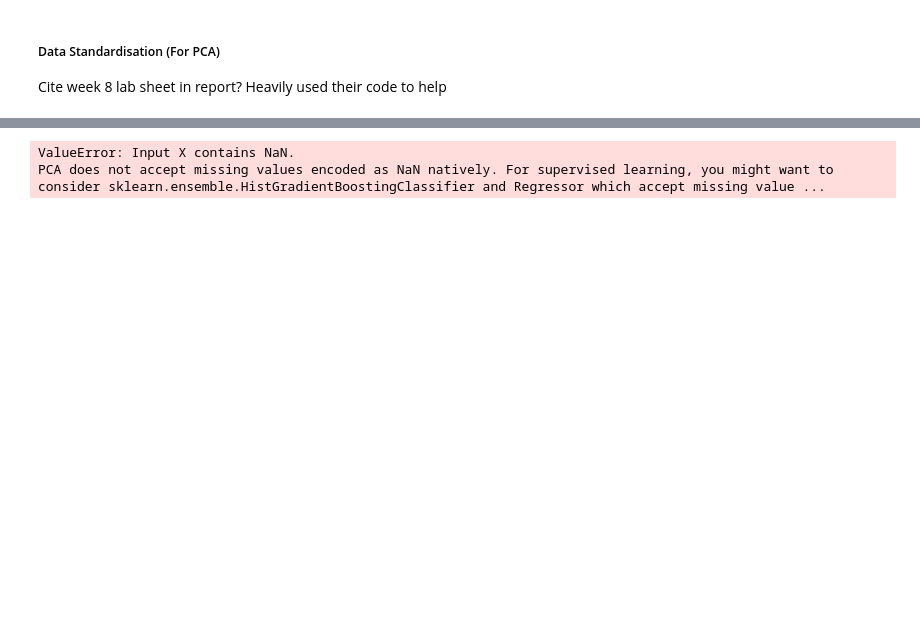
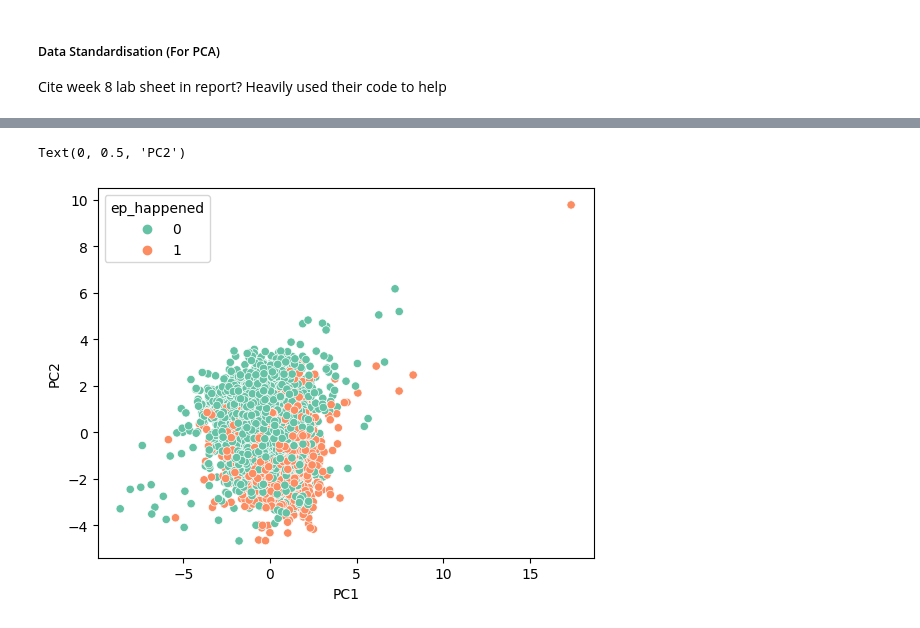
Before and after one commit to leon0241/fds-assignment-3, a Jupyter notebook: assignment-3-Q2.ipynb, the cells around one changed output, grey strips where cells are left out. Cells and saved outputs as stored; diff of their text form; code cells hidden in the pictures; blank space fills up the shorter version.

```diff
--- a/assignment-3-Q2.ipynb
+++ b/assignment-3-Q2.ipynb
@@ -377,12 +323,12 @@ NOT DONE YET
 # %%
 def increment_letter(letter):
-    '''dumb increment function'''
+    '''increments a letter, returns "y" if on the "H" file'''
     if letter == "h":
         return "z"
     return chr(ord(letter) + 1)
 
 def decrement_letter(letter):
-    '''dumb decrement function'''
+    '''decrements a letter, returns "z" if on the "A" file'''
     if letter == "a":
         return "y"
     return chr(ord(letter) - 1)
@@ -393,7 +339,11 @@ def check_adjacent_piece(square, pawn):
     return True if piece == pawn else False
 
 def get_abs_advantage(post, pre, col):
-    '''Centipawns is always from white side so account for that'''
+    '''
+    Gets the absolute difference of an evaluation
+    Need to factor for black side since centipawns is always from White POV
+    '''
+
     difference = post - pre
     if col=="White":
         return difference
@@ -402,14 +352,20 @@ def get_abs_advantage(post, pre, col):
 
 
 def get_best_move_evaluation(pre_eval, col):
+    '''
+    Gets the stockfish evaluation for the best move from a set state
+    Returns a tuple of the evaluation, and whether e.p. was the best movee.
+    '''
+
+
     best_move = fish.get_best_move()
-    # print("best move: " + str(best_move))
 
+    # if the best move is en-passant
     ep_best = False
     if fish.will_move_be_a_capture(best_move) == fish.Capture.EN_PASSANT:
         ep_best = True
 
-    # make best move and measure
+    # play best move and measure
     fish.make_moves_from_current_position([best_move])
     post_eval = fish.get_evaluation()
     # print("post-evaluation: " + str(post_eval["value"]))
@@ -627,28 +576,20 @@ chess_filter['rated'] = chess_filter['rated'].replace({True:1, False:0})
 chess_filter['time_class'] = chess_filter['time_class'].replace({'daily':3, 'rapid':2, 'blitz':1, 'bullet':0})
 
 # Drop irrelevant columns, and save differently - as a dataframe including the rating and one without
-chess_data_with_elo = chess_filter.drop(['fen', 'pgn', 'move_list', 'time_class', 'rated'], axis=1)
-chess_data_without_elo = chess_data_with_elo.drop(['white_rating', 'black_rating'], axis=1)
-
-# chess_data_without_elo["eval_diff"] = chess_data_without_elo["state_best"] - chess_data_without_elo["state_ep"]
-# chess_data_without_elo = chess_data_without_elo.drop(['state_best', 'state_ep'], axis=1)
+chess_data_with_elo = chess_filter.drop(['fen', 'pgn', 'move_list', 'rated', 'time_control', 'time_class'], axis=1)
 
 # chess_data_with_elo["eval_diff"] = chess_data_with_elo["state_best"] - chess_data_with_elo["state_ep"]
 # chess_data_with_elo = chess_data_with_elo.drop(['state_best', 'state_ep'], axis=1)
 
-
-chess_data_without_elo["diff_with_best"] = chess_data_without_elo["state_best"] + chess_data_without_elo["pre_state"]
-chess_data_without_elo["diff_with_ep"] = chess_data_without_elo["state_ep"] + chess_data_without_elo["pre_state"]
 chess_data_with_elo["diff_with_best"] = chess_data_with_elo["state_best"] + chess_data_with_elo["pre_state"]
 chess_data_with_elo["diff_with_ep"] = chess_data_with_elo["state_ep"] + chess_data_with_elo["pre_state"]
 
-chess_data_without_elo = chess_data_without_elo.drop(['state_best', 'state_ep', 'pre_state'], axis=1)
 chess_data_with_elo = chess_data_with_elo.drop(['state_best', 'state_ep', 'pre_state'], axis=1)
 
-
-
+chess_data_with_elo = chess_data_with_elo.dropna()
+print(chess_data_with_elo.isnull().sum())
 
 print(chess_data_with_elo.head())
 print('\n')
-print(chess_data_without_elo.head())
+# print(chess_data_without_elo.head())
 # %% [output]
@@ -721,12 +663,12 @@ TypeError: unsupported operand type(s) for -: 'str' and 'float'
 # %%
-ep_happened_result = chess_data_without_elo["ep_happened"]
+ep_happened_result = chess_data_with_elo["ep_happened"]
 
-standardized = standardize(chess_data_without_elo)
-pca = PCA(n_components=4).fit(standardized.values)
+standardized = standardize(chess_data_with_elo)
+pca = PCA(n_components=7).fit(standardized.values)
 pca_result = pca.transform(standardized.values)
 sns.scatterplot(x=pca_result[:, 0], y=pca_result[:, 1], hue=ep_happened_result, palette="Set2")
 plt.xlabel('PC1')
 plt.ylabel('PC2')
 # %% [output]
-ValueError: Input X contains NaN.
-PCA does not accept missing values encoded as NaN natively. For supervised learning, you might want to consider sklearn.ensemble.HistGradientBoostingClassifier and Regressor which accept missing value ...
+Text(0, 0.5, 'PC2')
+[figure, added]
```
Also changed, not shown: parts of 15 cells of this notebook.
